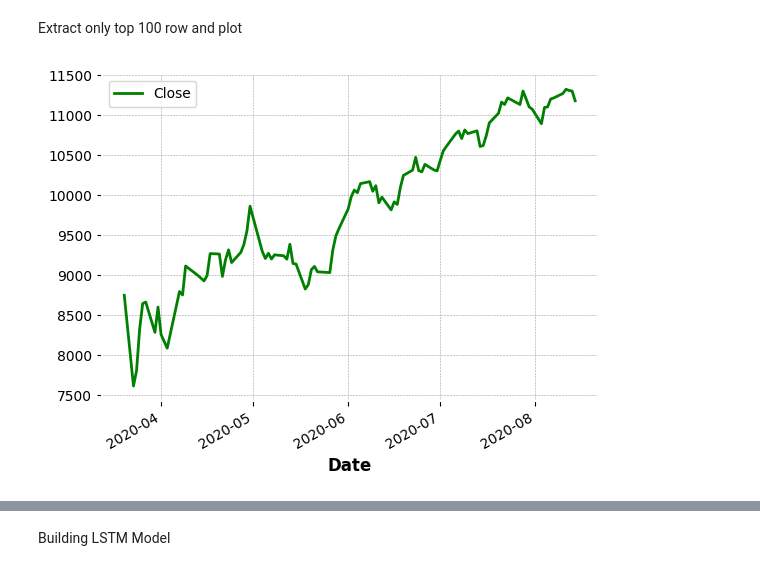
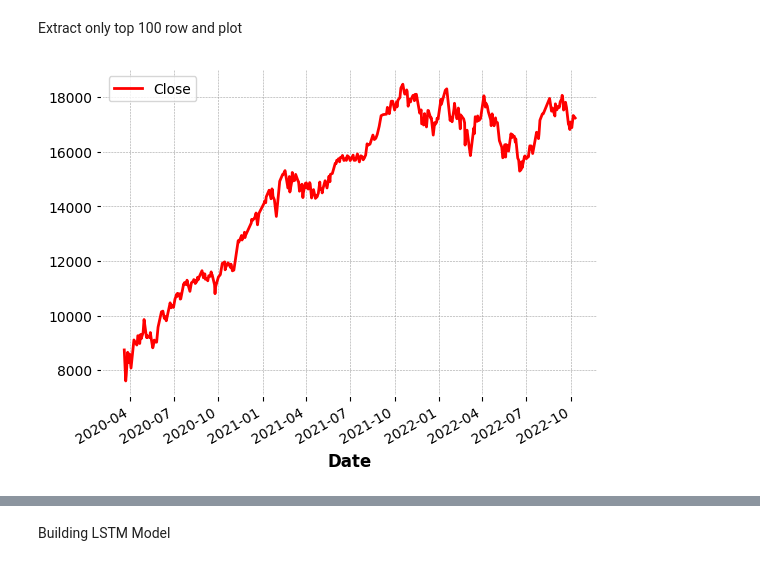
Before and after one commit to rajn5181/stock_market, a Jupyter notebook: stock_market_project.ipynb, the cells around one changed output, grey strips where cells are left out. Cells and saved outputs as stored; diff of their text form; code cells hidden in the pictures.

```diff
--- a/stock_market_project.ipynb
+++ b/stock_market_project.ipynb
@@ -114,8 +107,8 @@ plt.show()
 # %% [markdown]
 Extract only top 100 row and plot
 # %%
-new_data=data.head(100)
-new_data.plot('Date','Close',color='green')
+new_data=data.tail(1000)
+new_data.plot('Date','Close',color='red')  # top last 1000 rows of close price of stock market
 plt.show()
 # %% [output]
-[figure, old version]
+[figure, new version]
```
Also changed, not shown: parts of 18 cells of this notebook.
